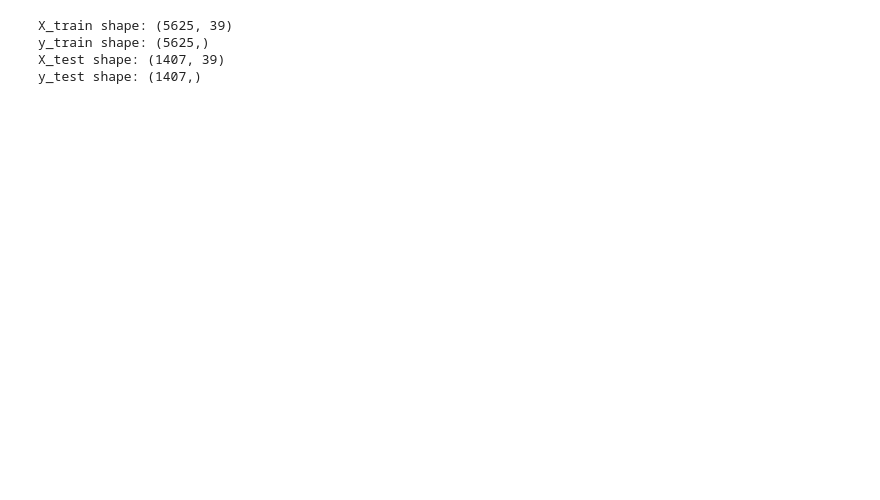
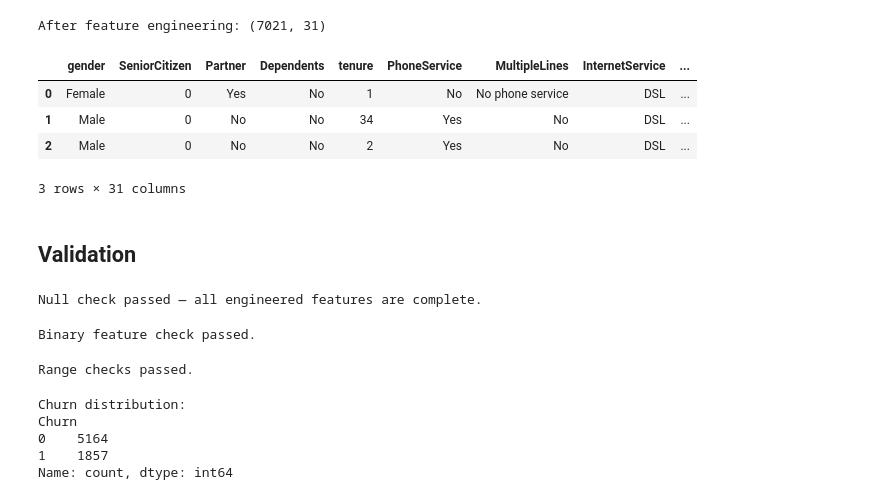
Before and after one commit to deekshitha9131/telecom_churn_analysis, a Jupyter notebook: notebooks/04_feature_engineering.ipynb, the cells around one changed output. Drawn from its saved outputs; the diff is of its cells as text; code cells hidden in the pictures; blank space fills up the shorter version.

```diff
--- a/notebooks/04_feature_engineering.ipynb
+++ b/notebooks/04_feature_engineering.ipynb
@@ -163,11 +24,51 @@ y_test.to_csv("../data/processed/y_test.csv", index=False)
-# %%
-print("X_train shape:", X_train.shape)
-print("y_train shape:", y_train.shape)
-
-print("X_test shape:", X_test.shape)
-print("y_test shape:", y_test.shape)
-# %% [output]
-X_train shape: (5625, 39)
-y_train shape: (5625,)
-X_test shape: (1407, 39)
-y_test shape: (1407,)
+# %%
+df = create_features(df_raw)
+print(f"After feature engineering: {df.shape}")
+df.head(3)
+# %% [output]
+After feature engineering: (7021, 31)
+|  | gender | SeniorCitizen | Partner | Dependents | tenure | PhoneService | MultipleLines | InternetService | ... |
+| 0 | Female | 0 | Yes | No | 1 | No | No phone service | DSL | ... |
+| 1 | Male | 0 | No | No | 34 | Yes | No | DSL | ... |
+| 2 | Male | 0 | No | No | 2 | Yes | No | DSL | ... |
+3 rows × 31 columns
+# %% [markdown]
+## Validation
+# %%
+# No nulls should exist in engineered features
+engineered = [
+    "service_count", "high_monthly_charges", "auto_payment",
+    "fiber_customer", "long_contract", "customer_lifetime_value",
+    "avg_monthly_spend", "support_dependency"
+]
+null_counts = df[engineered].isnull().sum()
+assert null_counts.sum() == 0, f"Unexpected nulls:\n{null_counts[null_counts > 0]}"
+print("Null check passed — all engineered features are complete.")
+# %% [output]
+Null check passed — all engineered features are complete.
+# %%
+# Binary features must only contain 0 and 1
+binary_cols = ["high_monthly_charges", "auto_payment", "fiber_customer", "long_contract"]
+for col in binary_cols:
+    vals = set(df[col].unique())
+    assert vals <= {0, 1}, f"{col} has unexpected values: {vals}"
+print("Binary feature check passed.")
+# %% [output]
+Binary feature check passed.
+# %%
+# service_count: 0–8, support_dependency: 0–4
+assert df["service_count"].between(0, 8).all(), "service_count out of range"
+assert df["support_dependency"].between(0, 4).all(), "support_dependency out of range"
+print("Range checks passed.")
+# %% [output]
+Range checks passed.
+# %%
+# Churn must be encoded as 0/1
+assert set(df["Churn"].unique()) <= {0, 1}, "Churn encoding failed"
+print(f"Churn distribution:\n{df['Churn'].value_counts()}")
+# %% [output]
+Churn distribution:
+Churn
+0    5164
+1    1857
+Name: count, dtype: int64
```
Also changed, not shown: parts of 22 cells of this notebook, 14 other files.
